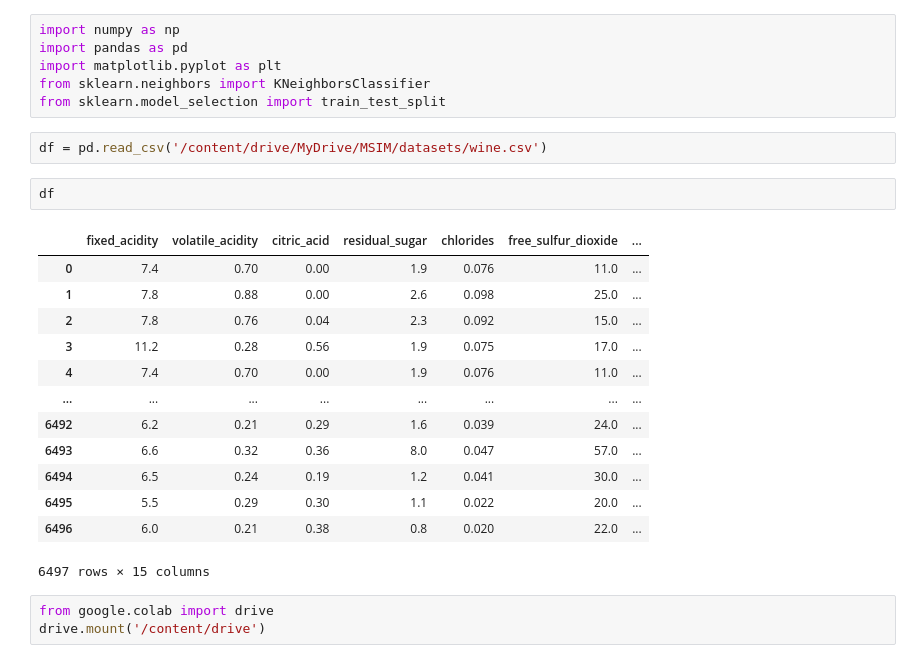
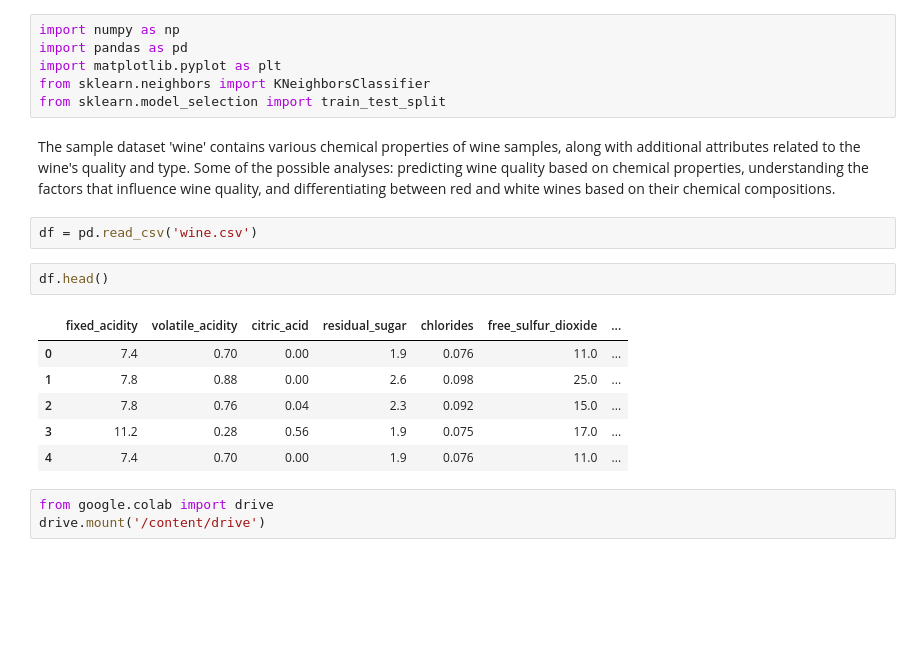
Before and after one commit to jaivardhanschauhan/machinelearning, a Jupyter notebook: kNN/kNN.ipynb, the cells around one changed output. Cells and saved outputs as stored; diff of their text form; blank space fills up the shorter version.

```diff
--- a/kNN/kNN.ipynb
+++ b/kNN/kNN.ipynb
@@ -4,24 +4,19 @@ import pandas as pd
 import matplotlib.pyplot as plt
 from sklearn.neighbors import KNeighborsClassifier
 from sklearn.model_selection import train_test_split
+# %% [markdown]
+The sample dataset 'wine' contains various chemical properties of wine samples, along with additional attributes related to the wine's quality and type. Some of the possible analyses: predicting wine quality based on chemical properties, understanding the factors that influence wine quality, and differentiating between red and white wines based on their chemical compositions.
 # %%
-df = pd.read_csv('/content/drive/MyDrive/MSIM/datasets/wine.csv')
+df = pd.read_csv('wine.csv')
 # %%
-df
+df.head()
 # %% [output]
 |  | fixed_acidity | volatile_acidity | citric_acid | residual_sugar | chlorides | free_sulfur_dioxide | ... |
 | 0 | 7.4 | 0.70 | 0.00 | 1.9 | 0.076 | 11.0 | ... |
 | 1 | 7.8 | 0.88 | 0.00 | 2.6 | 0.098 | 25.0 | ... |
 | 2 | 7.8 | 0.76 | 0.04 | 2.3 | 0.092 | 15.0 | ... |
 | 3 | 11.2 | 0.28 | 0.56 | 1.9 | 0.075 | 17.0 | ... |
 | 4 | 7.4 | 0.70 | 0.00 | 1.9 | 0.076 | 11.0 | ... |
-| ... | ... | ... | ... | ... | ... | ... | ... |
-| 6492 | 6.2 | 0.21 | 0.29 | 1.6 | 0.039 | 24.0 | ... |
-| 6493 | 6.6 | 0.32 | 0.36 | 8.0 | 0.047 | 57.0 | ... |
-| 6494 | 6.5 | 0.24 | 0.19 | 1.2 | 0.041 | 30.0 | ... |
-| 6495 | 5.5 | 0.29 | 0.30 | 1.1 | 0.022 | 20.0 | ... |
-| 6496 | 6.0 | 0.21 | 0.38 | 0.8 | 0.020 | 22.0 | ... |
-6497 rows × 15 columns
 # %%
 from google.colab import drive
 drive.mount('/content/drive')
```
Also changed, not shown: parts of 7 cells of this notebook, 1 other file.
